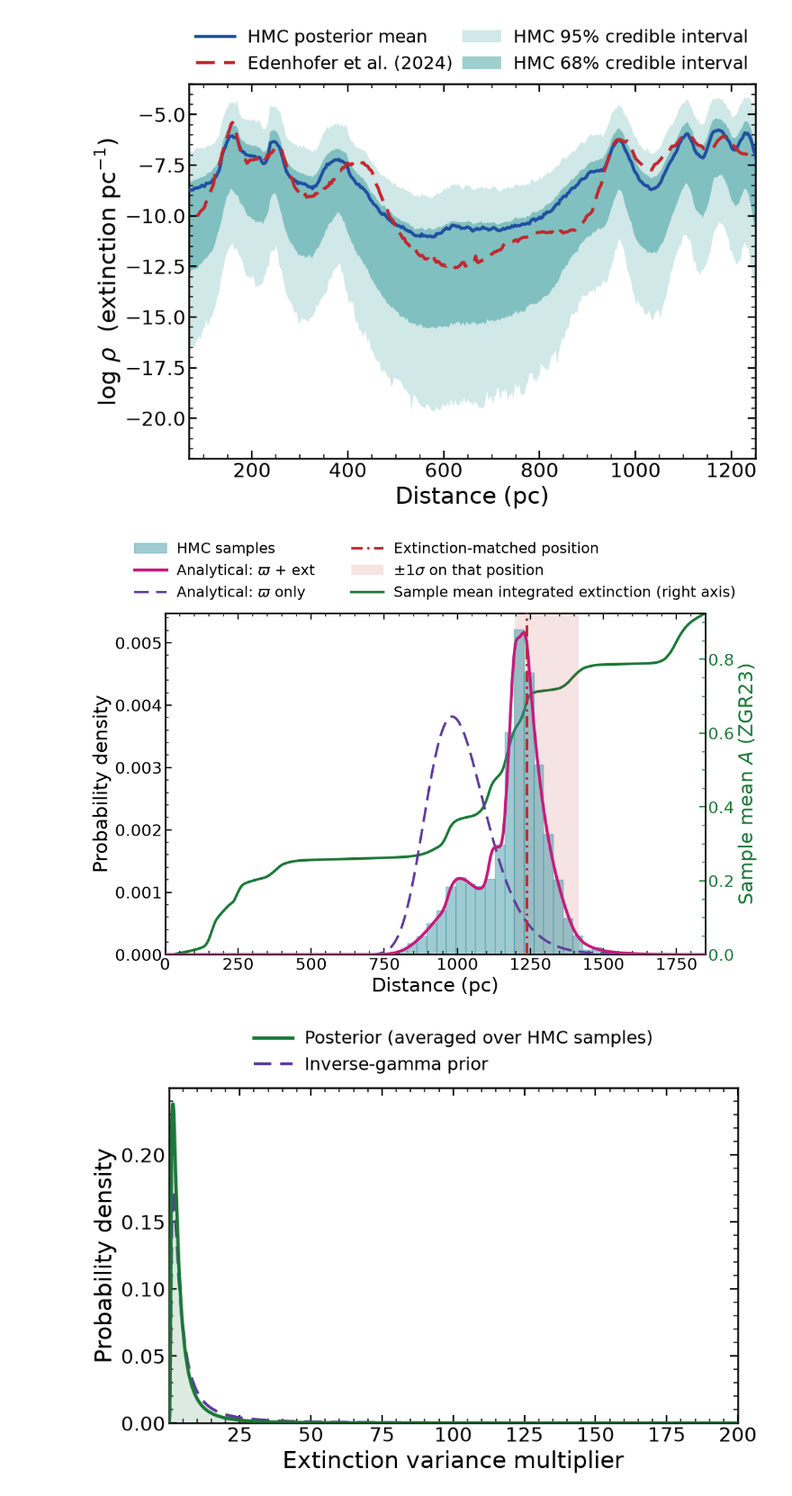
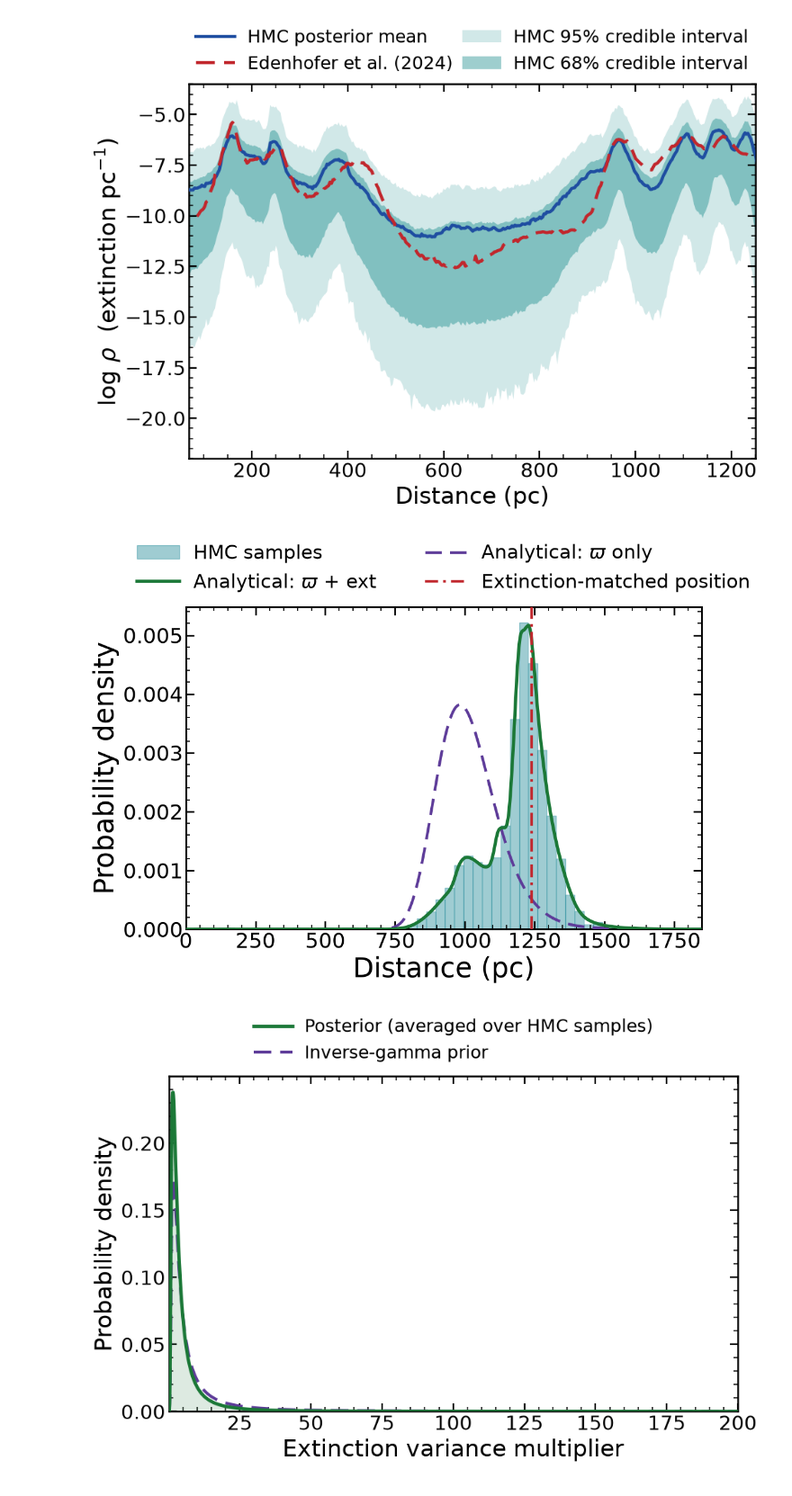
Before and after one commit to dtfrake/hmc-dust, a Jupyter notebook: Gaia XP/plotting_data_1D_standard.ipynb, the cells around one changed output. Shown at 90% size. Cells and saved outputs as stored; diff of their text form; code cells hidden in the pictures.

```diff
--- a/Gaia XP/plotting_data_1D_standard.ipynb
+++ b/Gaia XP/plotting_data_1D_standard.ipynb
@@ -839,98 +850,71 @@ import matplotlib as mpl
 import matplotlib.pyplot as plt
 import jax.numpy as jnp
 
-# ---------- poster styling ----------
+# ---------- slide styling ----------
+# figsize kept at the poster aspect; for a 16:9 deck use (13.33, 7.5)
 mpl.rcParams.update({
     "figure.figsize": (12, 8.5), "savefig.dpi": 300, "savefig.bbox": "tight",
-    "font.size": 20, "axes.labelsize": 24, "legend.fontsize": 18,
-    "xtick.labelsize": 20, "ytick.labelsize": 20,
-    "axes.linewidth": 1.8, "lines.linewidth": 3.0,
+    "font.size": 26, "axes.labelsize": 34, "legend.fontsize": 24,
+    "xtick.labelsize": 26, "ytick.labelsize": 26,
+    "axes.linewidth": 2.2, "lines.linewidth": 3.4,
     "xtick.direction": "in", "ytick.direction": "in",
     "xtick.minor.visible": True, "ytick.minor.visible": True,
-    "xtick.major.size": 8, "ytick.major.size": 8,
-    "xtick.minor.size": 4, "ytick.minor.size": 4,
-    "xtick.major.width": 1.6, "ytick.major.width": 1.6,
-    "xtick.minor.width": 1.1, "ytick.minor.width": 1.1,
+    "xtick.major.size": 10, "ytick.major.size": 10,
+    "xtick.minor.size": 5, "ytick.minor.size": 5,
+    "xtick.major.width": 2.0, "ytick.major.width": 2.0,
+    "xtick.minor.width": 1.3, "ytick.minor.width": 1.3,
 })
 
-C_HMC   = "#2a8f9d"   # teal, matches the extinction-profile panel
-C_BOTH  = "#c51b7d"   # analytical, parallax + extinction
+C_HMC   = "#2a8f9d"   # teal
+C_BOTH  = "#1b7837"   # analytical, parallax + extinction
 C_PLX   = "#5e3c99"   # analytical, parallax only
 C_MATCH = "#c1272d"   # extinction-matched position
-C_FIELD = "#1b7837"   # right-axis field
 
 fig, ax = plt.subplots(1, 1)
 
 star_index = star_indices[10]
 
-# ---------- extinction-matched position and its 1-sigma span ----------
+# ---------- extinction-matched position ----------
 x_match = jnp.interp(y_obs[star_index], mean_extinction_exp_int, dust_x_linspace)
-x_minus = jnp.interp(y_obs[star_index] - data_ext_err[star_index]*student_t_sigma,
-                     mean_extinction_exp_int, dust_x_linspace)
-x_plus  = jnp.interp(y_obs[star_index] + data_ext_err[star_index]*student_t_sigma,
-                     mean_extinction_exp_int, dust_x_linspace)
-
-ax.axvspan(x_minus, x_plus, color=C_MATCH, alpha=0.13, lw=0, zorder=0,
-           label=r"$\pm 1\sigma$ on that position")
 
 # ---------- HMC samples ----------
 ax.hist(overall_star_location_arr[:, star_index], bins=30, density=True,
         color=C_HMC, alpha=0.45, edgecolor=C_HMC, linewidth=1.0, zorder=1,
         label="HMC samples")
 
 # ---------- analytical posteriors ----------
 ax.plot(integrating_dust_x_linspace, star_posterior_2d[:, star_index],
-        color=C_BOTH, lw=3.6, zorder=5,
+        color=C_BOTH, lw=4.0, zorder=5,
         label=r"Analytical: $\varpi$ + ext")
 
 star_linspace = jnp.linspace(min_distance, max_distance + 500, num_dimensions)
 log_r_posterior = logposterior_on_r(star_linspace, plx_obs[star_index], data_plx_err[star_index])
 r_posterior = jnp.exp(log_r_posterior - jnp.max(log_r_posterior))
 r_posterior = (r_posterior / jnp.sum(r_posterior)) * num_dimensions / (max_distance + 500 - min_distance)
-ax.plot(star_linspace, r_posterior, color=C_PLX, lw=3.0, ls="--", dashes=(6, 3),
+ax.plot(star_linspace, r_posterior, color=C_PLX, lw=3.4, ls="--", dashes=(6, 3),
         zorder=4, label=r"Analytical: $\varpi$ only")
 
-ax.axvline(x=x_match, color=C_MATCH, lw=2.8, ls=(0, (5, 2, 1, 2)), zorder=6,
+ax.axvline(x=x_match, color=C_MATCH, lw=3.2, ls=(0, (5, 2, 1, 2)), zorder=6,
            label="Extinction-matched position")
 
 ax.set_xlabel("Distance (pc)")
 ax.set_ylabel("Probability density")
-ax.tick_params(right=False)            # right spine belongs to ax2
 ax.set_ylim(bottom=0)
+ax.set_xlim(0, max_distance)
 
-# ---------- right axis: integrated field ----------
-ax2 = ax.twinx()
-ax2.plot(dust_x_linspace, mean_extinction_exp_int, color=C_FIELD, lw=3.2,
-         label="Sample mean integrated extinction (right axis)")
-ax2.set_ylim(0, max_v)
-ax2.set_ylabel(r"$\mathrm{Sample\ mean}\  A\ (\mathrm{ZGR23})$", color=C_FIELD)
-ax2.tick_params(axis="y", colors=C_FIELD, which="both")
-ax2.spines["right"].set_color(C_FIELD)
-ax2.spines["right"].set_linewidth(1.8)
-
-# let the left-axis artists draw above the green line
-ax.set_zorder(ax2.get_zorder() + 1)
-ax.patch.set_visible(False)
-
-ax.set_xlim(0, max_distance)
-ax2.set_xlim(0, max_distance)
-# ---------- one combined legend, above the axes, sized to its text ----------
-h1, l1 = ax.get_legend_handles_labels()
-h2, l2 = ax2.get_legend_handles_labels()
-h, l = h1 + h2, l1 + l2
-order = [1, 2, 3, 4, 0, 5]   # left col: HMC, both, plx-only | right col: line, band, field
-ax.legend([h[i] for i in order], [l[i] for i in order],
-          loc="lower center", bbox_to_anchor=(0.5, 1.02),
+# ---------- one legend, above the axes ----------
+# left col: HMC, plx + ext | right col: plx-only, matched line
+ax.legend(loc="lower center", bbox_to_anchor=(0.5, 1.02),
           ncol=2, frameon=False,
           handlelength=2.2, columnspacing=2.5, handletextpad=0.7,
           labelspacing=0.5, borderaxespad=0.0)
 
 fig.tight_layout()
-fig.savefig(f"star_{star_index}_position_posterior.pdf")
-fig.savefig(f"star_{star_index}_position_posterior.png")
+fig.savefig(f"star_{star_index}_position_posterior_slide.pdf")
+fig.savefig(f"star_{star_index}_position_posterior_slide.png")
 plt.show()
 # %% [output]
-[figure, old version]
+[figure, new version]
 # %%
 import matplotlib as mpl
 import matplotlib.pyplot as plt
```
Also changed, not shown: parts of 3 cells of this notebook, 20 other files.
